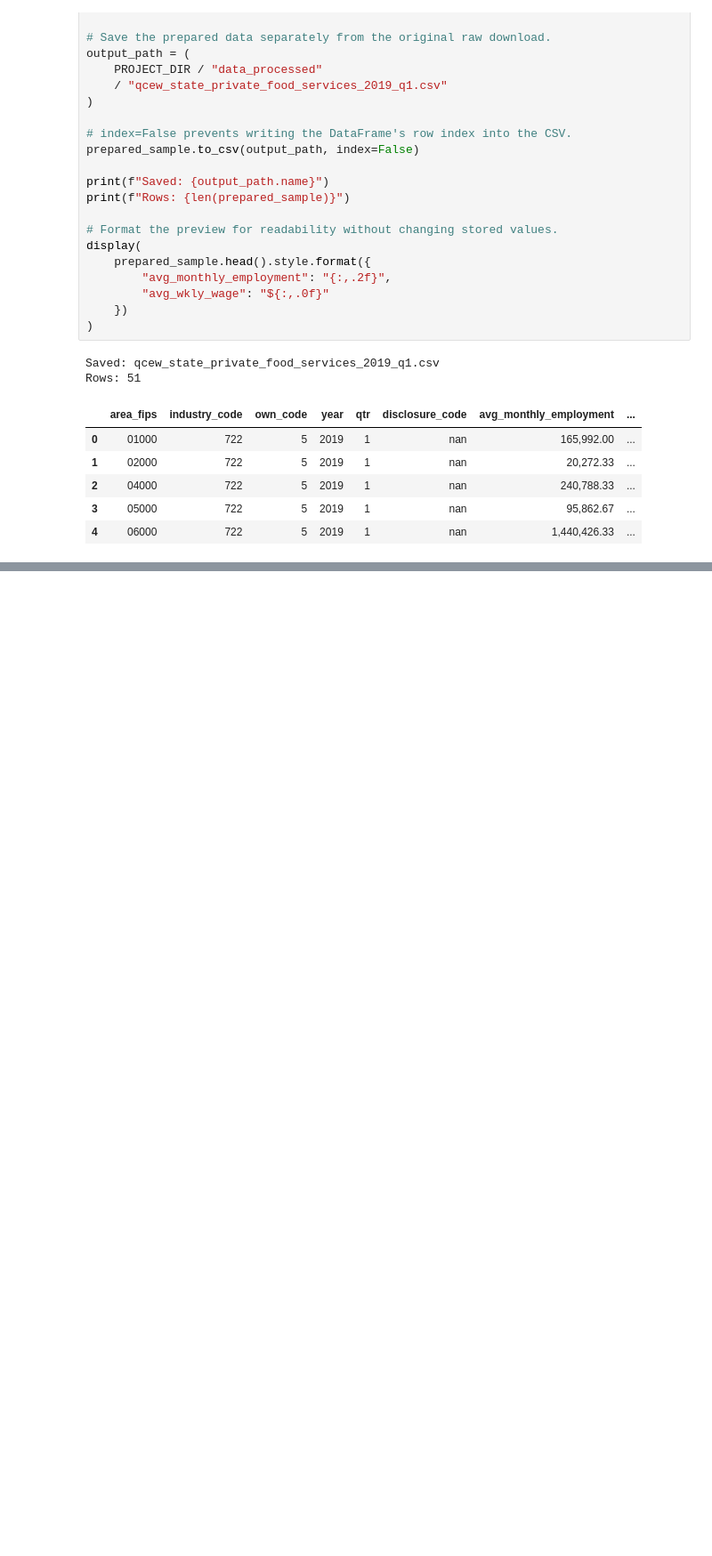
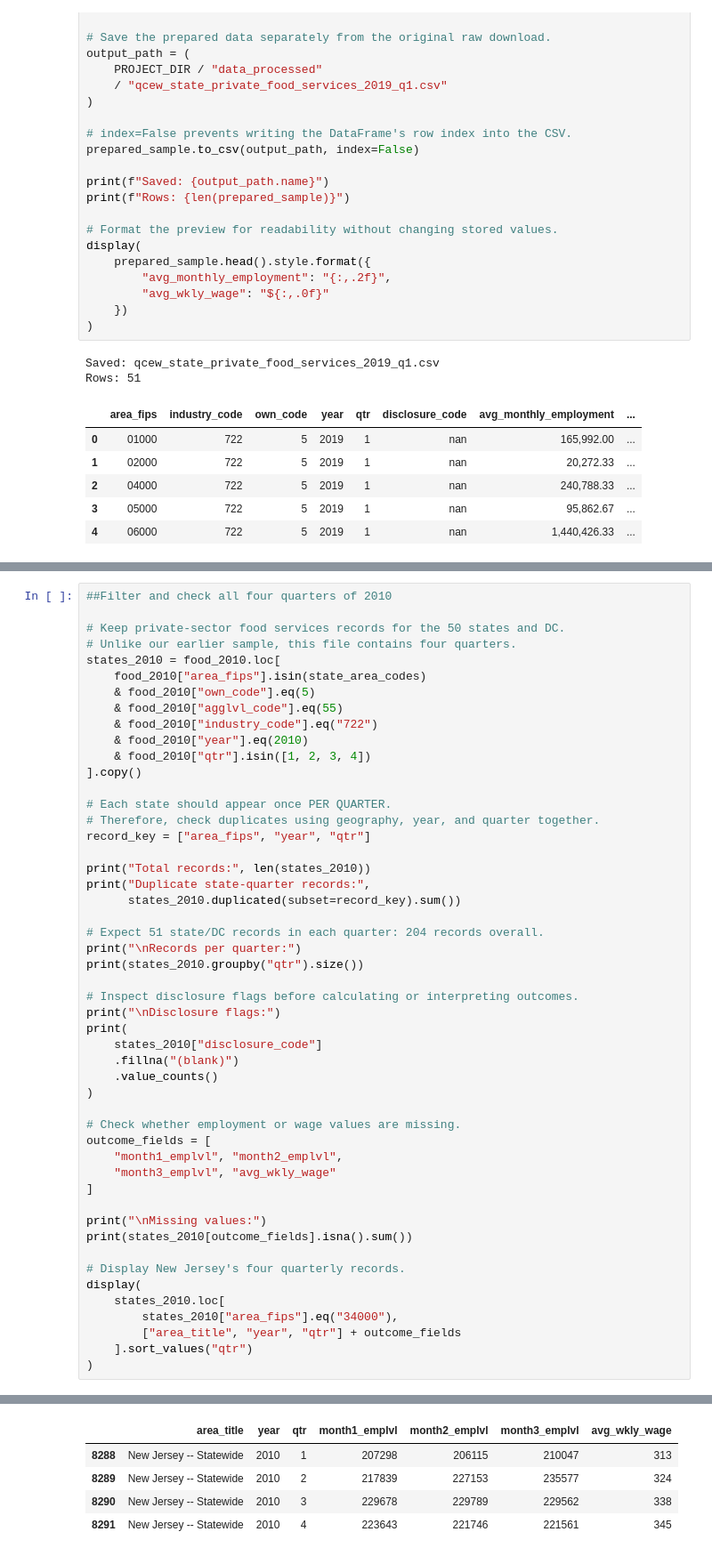
Before and after one commit to RohanDevre36/Minimum-wage-causal-analysis, a Jupyter notebook: 01_Data_Collection.ipynb, the cells around one changed output, grey strips where cells are left out. Shown at 89% size. Cells and saved outputs as stored; diff of their text form; blank space fills up the shorter version.

```diff
--- a/01_Data_Collection.ipynb
+++ b/01_Data_Collection.ipynb
@@ -381,0 +630,51 @@ Rows: 51
+# %%
+##Filter and check all four quarters of 2010
+
+# Keep private-sector food services records for the 50 states and DC.
+# Unlike our earlier sample, this file contains four quarters.
+states_2010 = food_2010.loc[
+    food_2010["area_fips"].isin(state_area_codes)
+    & food_2010["own_code"].eq(5)
+    & food_2010["agglvl_code"].eq(55)
+    & food_2010["industry_code"].eq("722")
+    & food_2010["year"].eq(2010)
+    & food_2010["qtr"].isin([1, 2, 3, 4])
+].copy()
+
+# Each state should appear once PER QUARTER.
+# Therefore, check duplicates using geography, year, and quarter together.
+record_key = ["area_fips", "year", "qtr"]
+
+print("Total records:", len(states_2010))
+print("Duplicate state-quarter records:",
+      states_2010.duplicated(subset=record_key).sum())
+
+# Expect 51 state/DC records in each quarter: 204 records overall.
+print("\nRecords per quarter:")
+print(states_2010.groupby("qtr").size())
+
+# Inspect disclosure flags before calculating or interpreting outcomes.
+print("\nDisclosure flags:")
+print(
+    states_2010["disclosure_code"]
+    .fillna("(blank)")
+    .value_counts()
+)
+
+# Check whether employment or wage values are missing.
+outcome_fields = [
+    "month1_emplvl", "month2_emplvl",
+    "month3_emplvl", "avg_wkly_wage"
+]
+
+print("\nMissing values:")
+print(states_2010[outcome_fields].isna().sum())
+
+# Display New Jersey's four quarterly records.
+display(
+    states_2010.loc[
+        states_2010["area_fips"].eq("34000"),
+        ["area_title", "year", "qtr"] + outcome_fields
+    ].sort_values("qtr")
+)
+# %% [output]
@@ -381,0 +698,5 @@ Rows: 51
+|  | area_title | year | qtr | month1_emplvl | month2_emplvl | month3_emplvl | avg_wkly_wage |
+| 8288 | New Jersey -- Statewide | 2010 | 1 | 207298 | 206115 | 210047 | 313 |
+| 8289 | New Jersey -- Statewide | 2010 | 2 | 217839 | 227153 | 235577 | 324 |
+| 8290 | New Jersey -- Statewide | 2010 | 3 | 229678 | 229789 | 229562 | 338 |
+| 8291 | New Jersey -- Statewide | 2010 | 4 | 223643 | 221746 | 221561 | 345 |
```
Also changed, not shown: parts of 11 cells of this notebook.
